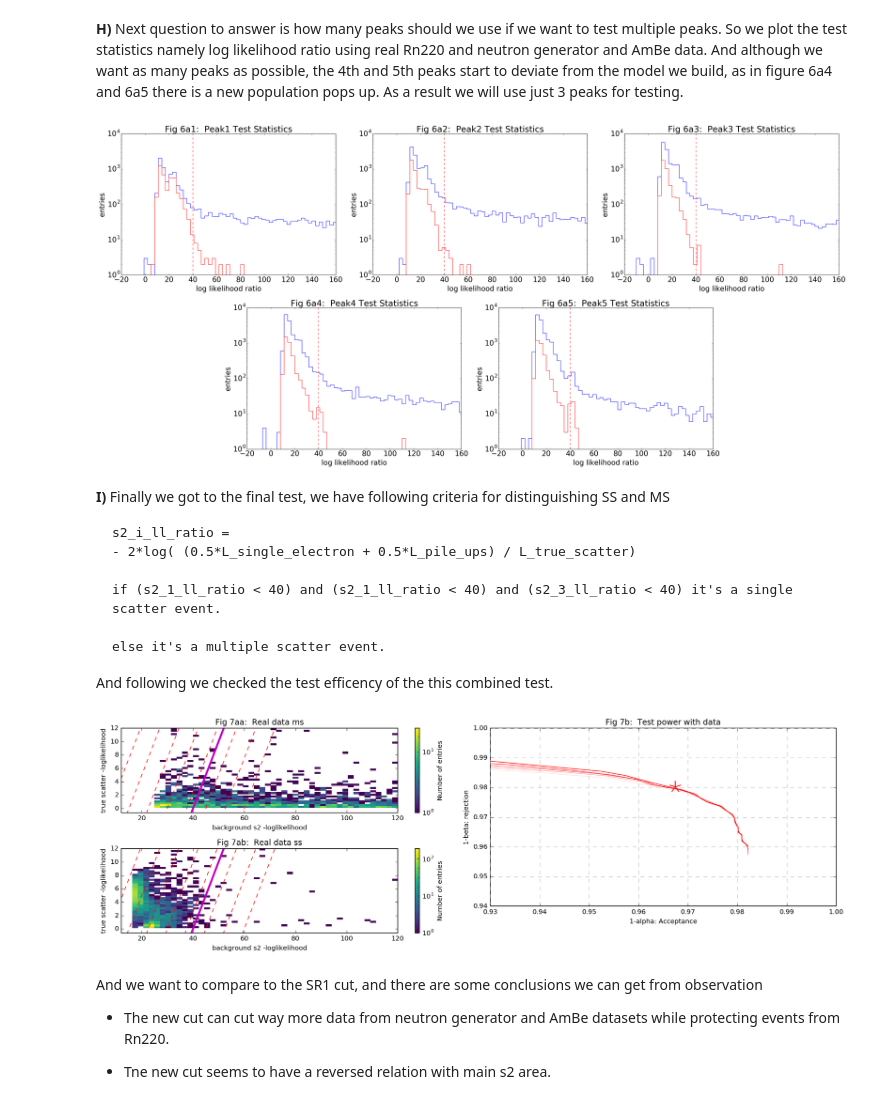
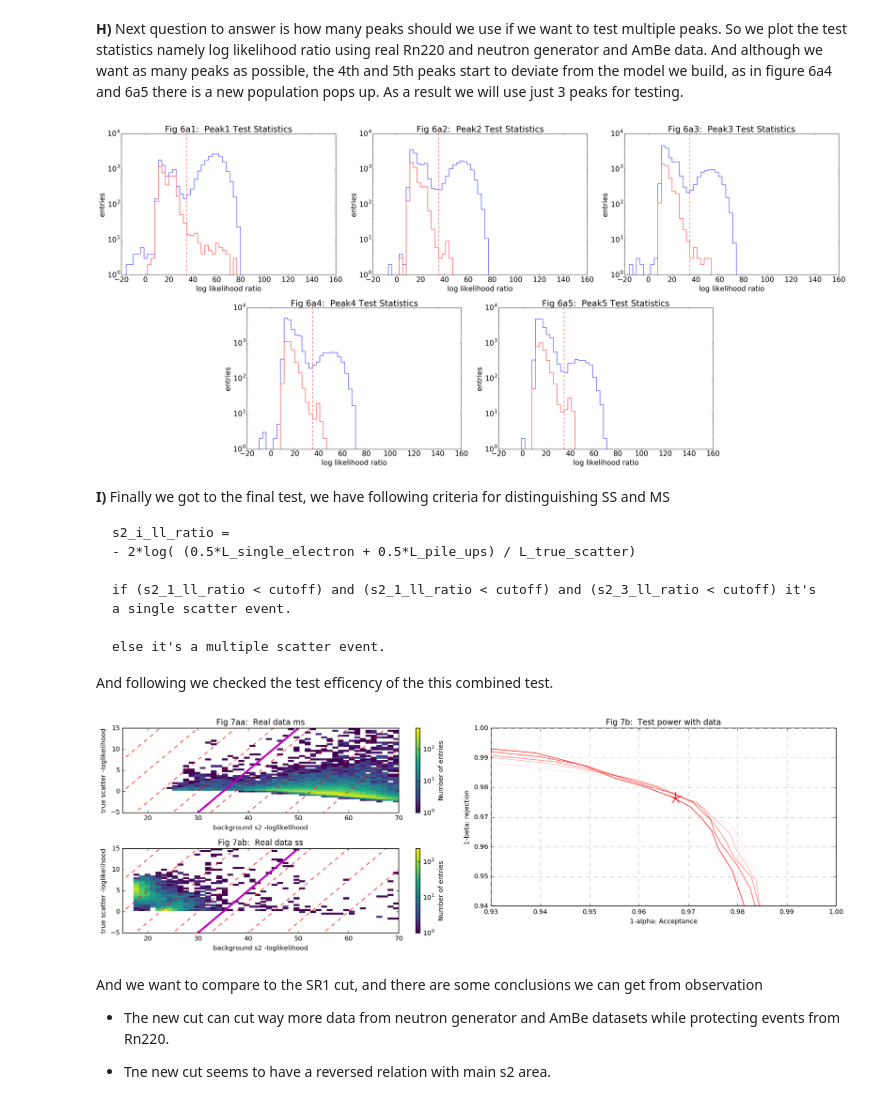
Before and after one commit to zhut19/xenon1t, a Jupyter notebook: s2_single_scatter_cut/sr1_cut_design.ipynb, the cells around one changed output. Saved outputs shown, nothing was run; the diff lists cells and outputs as text; code cells hidden in the pictures.

Commit message:
Update single electron likelihood function

```diff
--- a/s2_single_scatter_cut/sr1_cut_design.ipynb
+++ b/s2_single_scatter_cut/sr1_cut_design.ipynb
@@ -518,6 +538,19 @@ Then we what to see what are our likelihood functions doing and how to use them
 # Write down all the likelihood function.
 from numpy import sqrt, square
 from scipy.stats import f, chi2
+
+def normed_crystal_ball(x, a, n, xb, sig):
+    a, n = abs(a), abs(n)
+    x = x + 0j
+    A = (n/a)**n * exp(- a**2 / 2)
+    B = n/a - a
+    C = n/a / (n-1.) * exp(-a**2/2.)
+    D = sqrt(pi/2.) * (1. + erf(a/sqrt(2.)))
+    N = 1. / (sig * (C+D))
+    total = 0.*x
+    total += ((xb-x)/sig  > -a) * N * exp(- (xb-x)**2/(2.*sig**2))
+    total += ((xb-x)/sig <= -a) * N * A * (B - (xb-x)/sig)**(-n)
+    return total.real
 
 def normed_gaussian(x, mu, sigma):
     return np.exp(-(x - mu) ** 2/(2 * sigma ** 2))/((2 * np.pi) ** 0.5 * sigma)
@@ -525,19 +558,19 @@ def normed_gaussian(x, mu, sigma):
 def normed_Fer_Dir_exp(x, lam, x0, rf):
     return lam / np.exp(-lam * x0) * np.exp(-lam * x) * (1 / (np.exp((x0 - x) * rf) + 1))
 
-def normed_chi2(x, dof, mul):
-    return chi2.pdf(x * mul, dof) * mul
-
+def ext_normed_chi2_Fisher_crystal_ball(x, k, res, a, n):
+    return normed_crystal_ball(sqrt(2*x / res), a, n, sqrt(2 * k - 1), 1) / sqrt(2*k-1) / res
 
 ##################################################################################
 
 def se_likelihood(area, range_50p_area):
-    mu, sigma = 36.34, 6.65
-    k, mul = 25, 0.1137
-    return normed_gaussian(area, mu, sigma)*normed_chi2(range_50p_area, k, mul)
+    a, n, xb, sig = 1.15, 4.5, 38.03, 6.00
+    k, res, a_w, n_w = 25, 8.07, 1.05, 3.44
+    return (normed_crystal_ball(area, a, n, xb, sig) *
+            ext_normed_chi2_Fisher_crystal_ball(range_50p_area, k, res, a_w, n_w))
 
 def pileup_likelihood(area, range_50p_area):
-    mu, sigma = 59.73, 12.71
+    mu, sigma = 60, 13.4
     lam, x0, rf = 1.16e-03, 9.19e+02, 1.44e-02
     return normed_gaussian(area, mu, sigma)*normed_Fer_Dir_exp(range_50p_area, lam, x0, rf)
 
@@ -654,11 +701,11 @@ fig = plt.figure()
 
 llh = [se_likelihood, pileup_likelihood, scatter_likelihood]
 
-emu, kmu = 0.65, 0.65
+emu, kmu = 0.75, 0.75
 loglx, logly = 'loglx', 'logly'
 area, width, width_ratio = 'area', 'width', 'width_ratio'
-unified_bins_ms = (np.linspace(16,400,51),np.linspace(-0.6,12,51))
-unified_bins_ss = (np.linspace(12,60,51),np.linspace(-0.6,12,51))
+unified_bins_ms = (np.linspace(15,70,51),np.linspace(-4,12,51))
+unified_bins_ss = (np.linspace(15,70,51),np.linspace(-4,12,51))
 
 def addll(df, loglx, logly, kmu):
     if loglx != None:
@@ -712,7 +759,7 @@ logly = 's2_' + peak_order + '_loglikelihood_y'
 
 ###########################Plot MS data##############################
 df_m = df_nt
-df_m = df_m[getattr(df_m, area) > 100]
+df_m = df_m[getattr(df_m, area) > 80]
 df_m = addll(df_m, loglx, logly, kmu)
 with plotting2d(623):
     mh = Histdd(getattr(df_m, loglx), getattr(df_m, logly),
@@ -763,7 +810,7 @@ fig = plt.figure()
 
 llh = [se_likelihood, pileup_likelihood, scatter_likelihood]
 
-cutoff = -40
+cutoff = -38
 x = np.linspace(0, 400, 101)
 emu, kmu = 0.65, 0.65
 loglx, logly = 'loglx', 'logly'
@@ -783,7 +830,7 @@ def plot_demolines():
         plt.plot(x, x + a, 'r--', lw = 1.0)
     a = cutoff
     plt.plot(x, x + a, 'm-', lw = 3.0)
-unified_bins = (np.linspace(12,120,51),np.linspace(-0.6,12,51))
+unified_bins = (np.linspace(15,70,51),np.linspace(-5,15,51))
 
 ###########################Plot MS MC##############################
 df_m = df_mc_ms[getattr(df_mc_ms, area) > 80]
@@ -830,7 +877,7 @@ for k, emu in enumerate([0.05,0.25,0.5,0.75,0.95]):
 plt.legend(handles = handles, loc = [0.1,0.1])
 
 plt_config(title = 'Fig 5b:  Test power with model',
-           xlabel = '1-alpha: acceptance', ylabel = '1-beta: rejection',xbounds = [0.98,1.005], ybounds = [0.98,1.005])
+           xlabel = '1-alpha: acceptance', ylabel = '1-beta: rejection',xbounds = [0.98,1.005], ybounds = [0.95,1.005])
 plt.grid(b=True, which='both', color='0.65',linestyle='--')
 
 plt.tight_layout()
@@ -875,20 +922,20 @@ for i, peak_order in enumerate(['1', '2', '3', '4', '5']):
     plt_config(title = 'Fig 6a%d:  Peak%d Test Statistics' %(i+1,i+1), xbounds = [-20,160], ybounds = [0,1e4],
                xlabel = 'log likelihood ratio', ylabel = 'entries', sci = False)
 
-    cutoff = 40
+    cutoff = 35
     plt.axvline(cutoff,color = 'r',ls = '--')
 
 plt.tight_layout()
 plt.show()
 # %% [output]
-[figure, old version]
+[figure, new version]
 # %% [markdown]
 __I)__ Finally we got to the final test, we have following criteria for distinguishing SS and MS
 
     s2_i_ll_ratio =
     - 2*log( (0.5*L_single_electron + 0.5*L_pile_ups) / L_true_scatter)
 
-    if (s2_1_ll_ratio < 40) and (s2_1_ll_ratio < 40) and (s2_3_ll_ratio < 40) it's a single scatter event.
+    if (s2_1_ll_ratio < cutoff) and (s2_1_ll_ratio < cutoff) and (s2_3_ll_ratio < cutoff) it's a single scatter event.
 
     else it's a multiple scatter event.
 
@@ -901,7 +948,7 @@ fig = plt.figure()
 
 llh = [se_likelihood, pileup_likelihood, scatter_likelihood]
 
-cutoff = -40
+cutoff = -35
 x = np.linspace(0, 400, 101)
 emu, kmu = 0.6, 0.5
 loglx, logly = 'loglx', 'logly'
@@ -987,34 +1034,34 @@ for j, kmu in enumerate(np.linspace(0.1,0.9,5)):
                              (getattr(df_s, logly[2]) < a + getattr(df_s, loglx[2]))
                             ])
                     /len(df_s))
         beta[i] = (len(df_m[(getattr(df_m, logly[0]) >= a + getattr(df_m, loglx[0])) &
                             (getattr(df_m, logly[1]) >= a + getattr(df_m, loglx[1])) &
                             (getattr(df_m, logly[2]) >= a + getattr(df_m, loglx[2]))
                            ])
                    /len(df_m))
     plt.plot(1 - alpha,1 - beta, color = c[0], ls = '-', alpha = kmu)
 
 plt.scatter(1 - (len(df_s[(getattr(df_s, logly[0]) < cutoff + getattr(df_s, loglx[0])) |
                           (getattr(df_s, logly[1]) < cutoff + getattr(df_s, loglx[1])) |
                           (getattr(df_s, logly[2]) < cutoff + getattr(df_s, loglx[2]))
                          ])
                  /len(df_s)),
             1 - (len(df_m[(getattr(df_m, logly[0]) >= cutoff + getattr(df_m, loglx[0])) &
                           (getattr(df_m, logly[1]) >= cutoff + getattr(df_m, loglx[1])) &
                           (getattr(df_m, logly[2]) >= cutoff + getattr(df_m, loglx[2]))
                          ])
                  /len(df_m)),
             s=300, c=c[0], marker=(5, 2))
 
 plt_config(title = 'Fig 7b:  Test power with data',
            xlabel = '1-alpha: Acceptance', ylabel = '1-beta: rejection',xbounds = [0.93,1.00], ybounds = [0.94,1.00])
 plt.grid(b=True, which='both', color='0.65',linestyle='--')
 
 
 plt.tight_layout()
 plt.show()
 # %% [output]
-[figure, old version]
+[figure, new version]
 # %% [markdown]
 And we want to compare to the SR1 cut, and there are some conclusions we can get from observation
 
```
Also changed, not shown: parts of 12 cells of this notebook.
